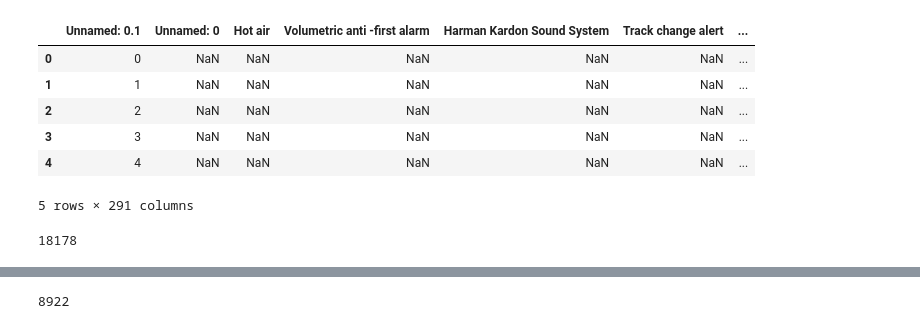
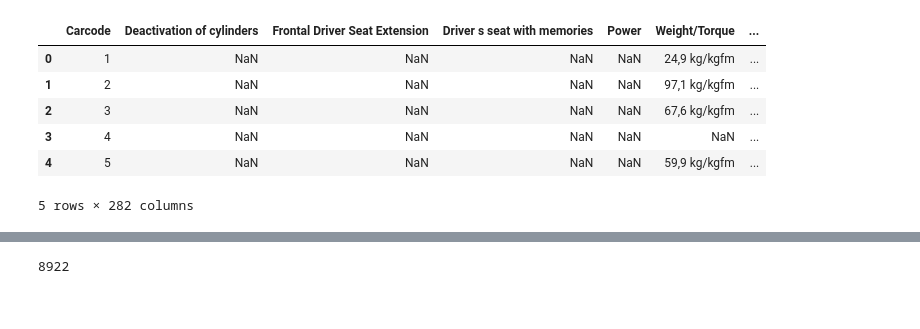
Before and after one commit to marcnaweb/car_recommendation_engine, a Jupyter notebook: notebooks/bididudy_feature_selection.ipynb, the cells around one changed output, grey strips where cells are left out. Drawn from its saved outputs; the diff is of its cells as text; code cells hidden in the pictures.

Commit message:
gurantee column and trucnk call processing

```diff
--- a/notebooks/bididudy_feature_selection.ipynb
+++ b/notebooks/bididudy_feature_selection.ipynb
@@ -1,18 +1,14 @@
 # %%
 import pandas as pd
 import numpy as np
 
-df = pd.read_csv('/Users/bididudy/code/marcnaweb/car_recommendation_engine/raw_data/car_files_4c_en.csv')
+df = pd.read_csv('/Users/bididudy/code/marcnaweb/car_recommendation_engine/raw_data/categorized_car_features.csv')
 df.head()
 # %% [output]
-|  | Unnamed: 0.1 | Unnamed: 0 | Hot air | Volumetric anti -first alarm | Harman Kardon Sound System | Track change alert | ... |
-| 0 | 0 | NaN | NaN | NaN | NaN | NaN | ... |
-| 1 | 1 | NaN | NaN | NaN | NaN | NaN | ... |
-| 2 | 2 | NaN | NaN | NaN | NaN | NaN | ... |
-| 3 | 3 | NaN | NaN | NaN | NaN | NaN | ... |
-| 4 | 4 | NaN | NaN | NaN | NaN | NaN | ... |
+|  | Carcode | Deactivation of cylinders | Frontal Driver Seat Extension | Driver s seat with memories | Power | Weight/Torque | ... |
+| 0 | 1 | NaN | NaN | NaN | NaN | 24,9 kg/kgfm | ... |
+| 1 | 2 | NaN | NaN | NaN | NaN | 97,1 kg/kgfm | ... |
+| 2 | 3 | NaN | NaN | NaN | NaN | 67,6 kg/kgfm | ... |
+| 3 | 4 | NaN | NaN | NaN | NaN | NaN | ... |
+| 4 | 5 | NaN | NaN | NaN | NaN | 59,9 kg/kgfm | ... |
-5 rows × 291 columns
+5 rows × 282 columns
-# %%
-df['IPVA'].isnull().sum()
-# %% [output]
-18178
```
Also changed, not shown: parts of 44 cells of this notebook.
